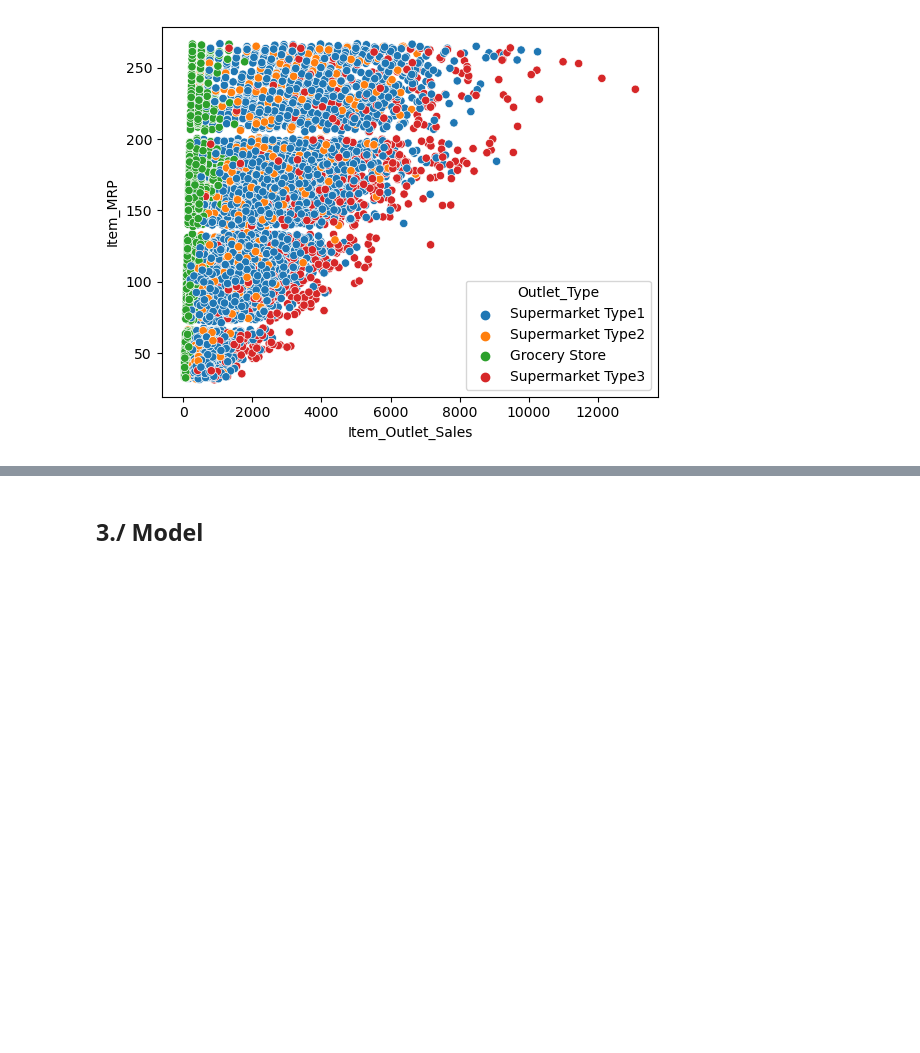
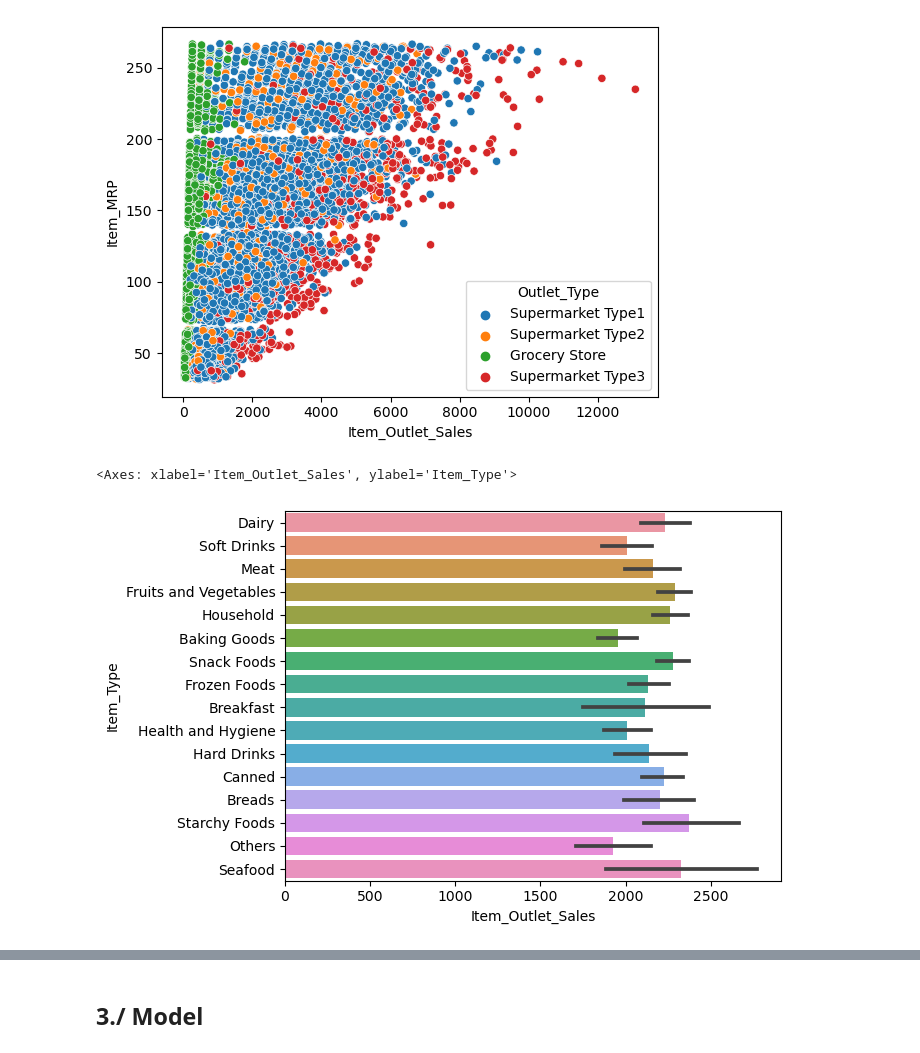
Before and after one commit to ElDazo/bigMart2, a Jupyter notebook: Big_Mart_EDA.ipynb, the cells around one changed output, grey strips where cells are left out. Drawn from its saved outputs; the diff is of its cells as text; code cells hidden in the pictures; blank space fills up the shorter version.

```diff
--- a/Big_Mart_EDA.ipynb
+++ b/Big_Mart_EDA.ipynb
@@ -290,10 +290,9 @@ def impute_outlet_size(type, loc_type):
         else:
             print(loc_type)
             return 'condition not met in loc_type'
-
     else:
         'condition not met in type'
 
-data.loc[data['Outlet_Size'].isna(), 'Outlet_Size'] = data.loc[data['Outlet_Size'].isna(), 'Outlet_Type'].apply(impute_outlet_size, args=(data['Outlet_Location_Type'],))
+data.loc[data['Outlet_Size'].isna(), 'Outlet_Size'] = data.loc[data['Outlet_Size'].isna(), 'Outlet_Type'].apply(impute_outlet_size, args=('Tier 2',))
 data[data['Outlet_Size'].isna()]
 # %% [output]
@@ -407,3 +369,8 @@ sns.scatterplot(data=data, x='Item_Outlet_Sales', y='Item_MRP', hue='Outlet_Type
 # %% [output]
 <Axes: xlabel='Item_Outlet_Sales', ylabel='Item_MRP'>
 [figure]
+# %%
+sns.barplot(data=data, x='Item_Outlet_Sales', y='Item_Type')
+# %% [output]
+<Axes: xlabel='Item_Outlet_Sales', ylabel='Item_Type'>
+[figure, added]
```
Also changed, not shown: parts of 6 cells of this notebook.
